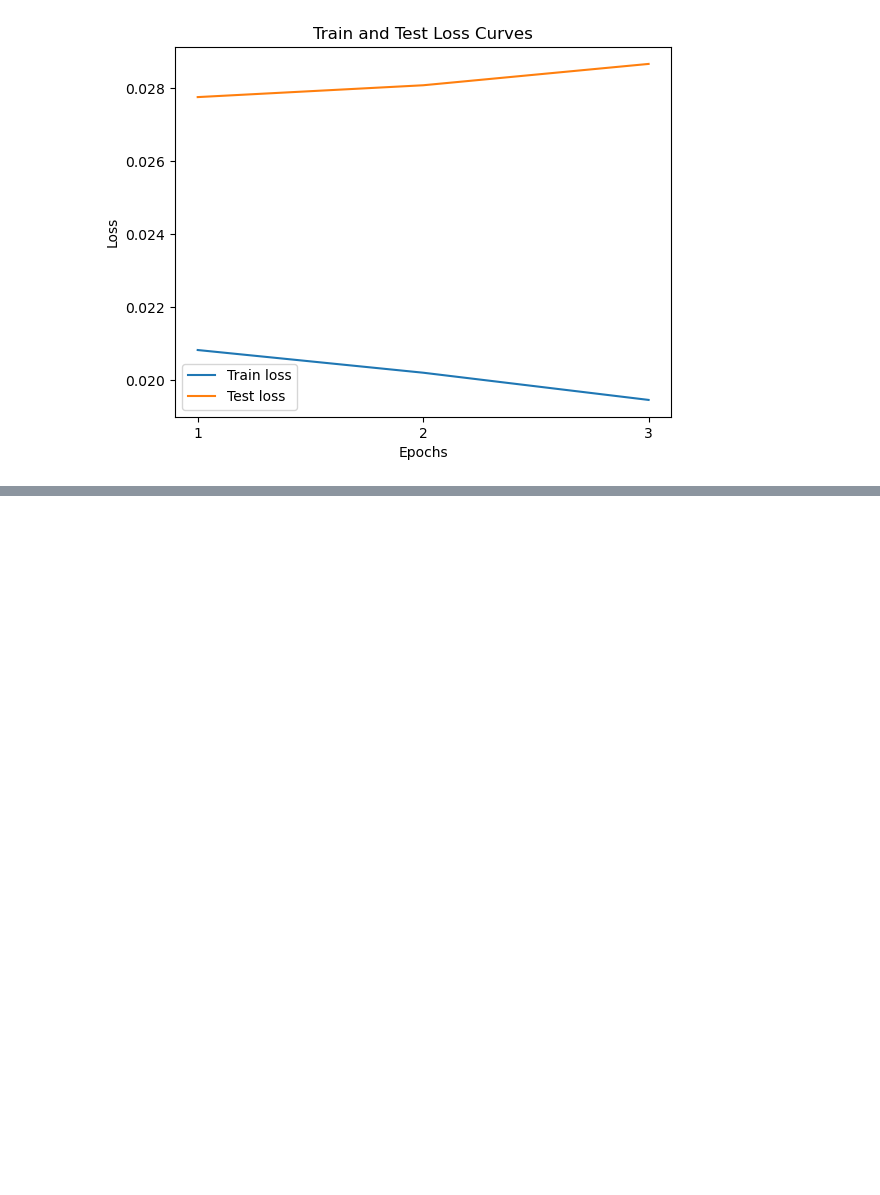
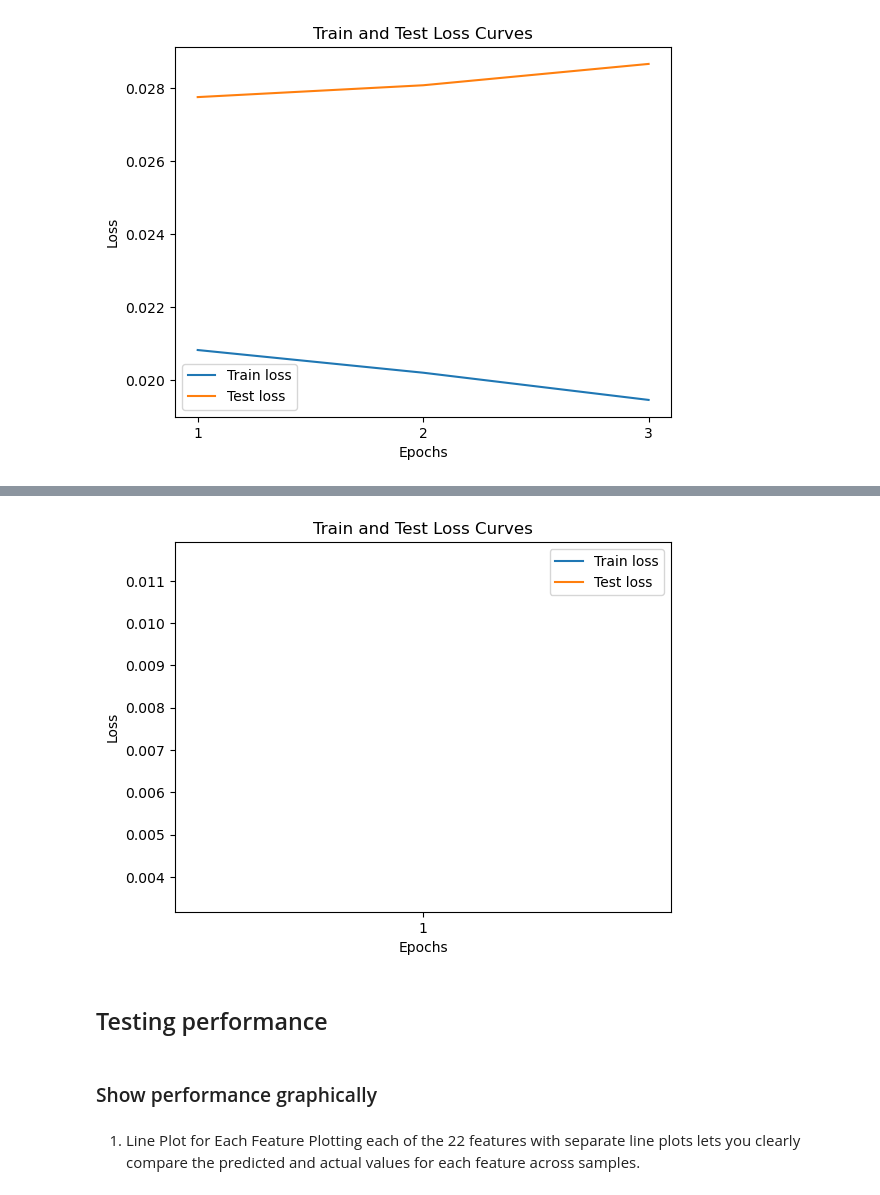
Before and after one commit to SunzidHassan/Research, a Jupyter notebook: 23-24_Automatic-Control-Lab/Projects/24_Aerosol/24_aerosol.ipynb, the cells around one changed output, grey strips where cells are left out. Saved outputs shown, nothing was run; the diff lists cells and outputs as text; code cells hidden in the pictures; blank space fills up the shorter version.

```diff
--- a/23-24_Automatic-Control-Lab/Projects/24_Aerosol/24_aerosol.ipynb
+++ b/23-24_Automatic-Control-Lab/Projects/24_Aerosol/24_aerosol.ipynb
@@ -280,0 +586,16 @@ plt.show()
+# %%
+
+# Instantiate the model and move it to the GPU (if available)
+geometry_size = 3  # Geometry shape (3 features)
+input_size = 11    # Input shape (11 features)
+output_size = 22   # Output shape (22 features)
+transformer_model = TransformerModel(geometry_size, input_size, output_size, n_heads=2).to(device)
+
+# Define loss function and optimizer
+criterion = nn.MSELoss()  # Mean Squared Error for regression
+optimizer = optim.Adam(transformer_model.parameters(), lr=0.001)  # Adam optimizer
+
+
+epoch_count = []
+train_loss_values = []
+test_loss_values = []
@@ -280,0 +662,24 @@ plt.show()
+# %%
+import matplotlib.pyplot as plt
+
+# Plot train and test loss values
+plt.plot(epoch_count, train_loss_values, label="Train loss")
+plt.plot(epoch_count, test_loss_values, label="Test loss")
+plt.title("Train and Test Loss Curves")
+plt.xlabel("Epochs")
+plt.ylabel("Loss")
+plt.legend()
+
+# Set x-ticks to show integers only
+plt.xticks(ticks=epoch_count)
+
+plt.show()
+# %% [output]
+[figure, added]
+# %% [markdown]
+## Testing performance
+# %% [markdown]
+### Show performance graphically
+# %% [markdown]
+1. Line Plot for Each Feature
+Plotting each of the 22 features with separate line plots lets you clearly compare the predicted and actual values for each feature across samples.
```
Also changed, not shown: parts of 45 cells of this notebook.
